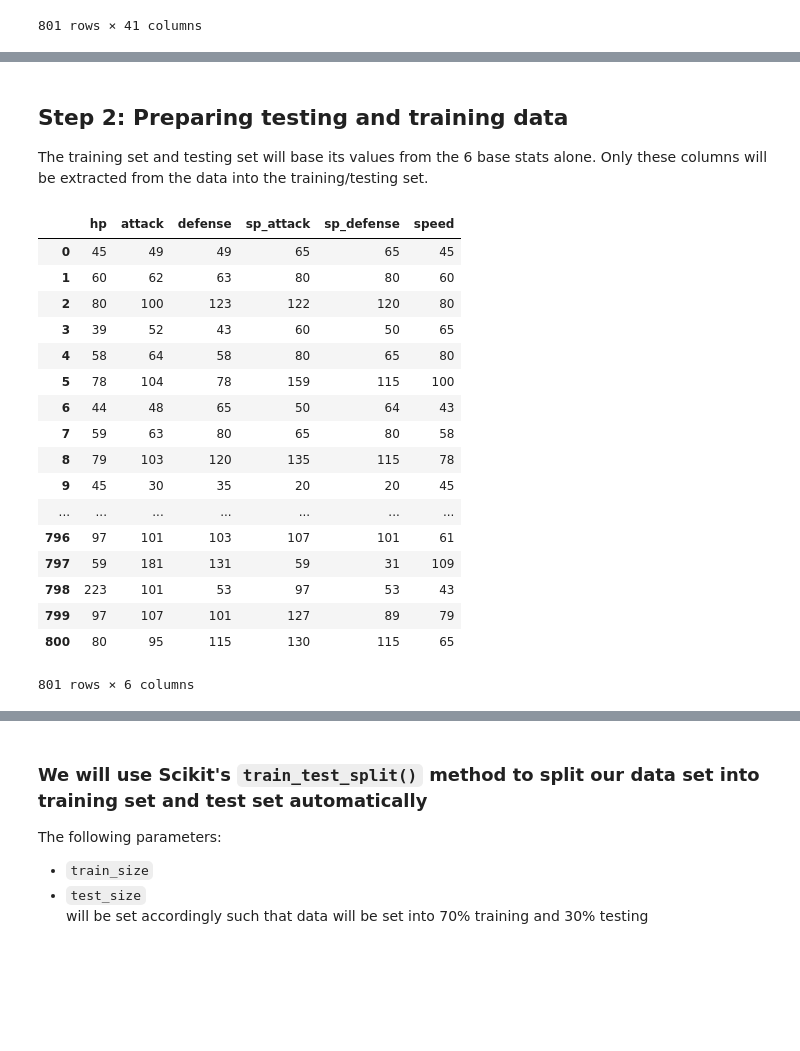
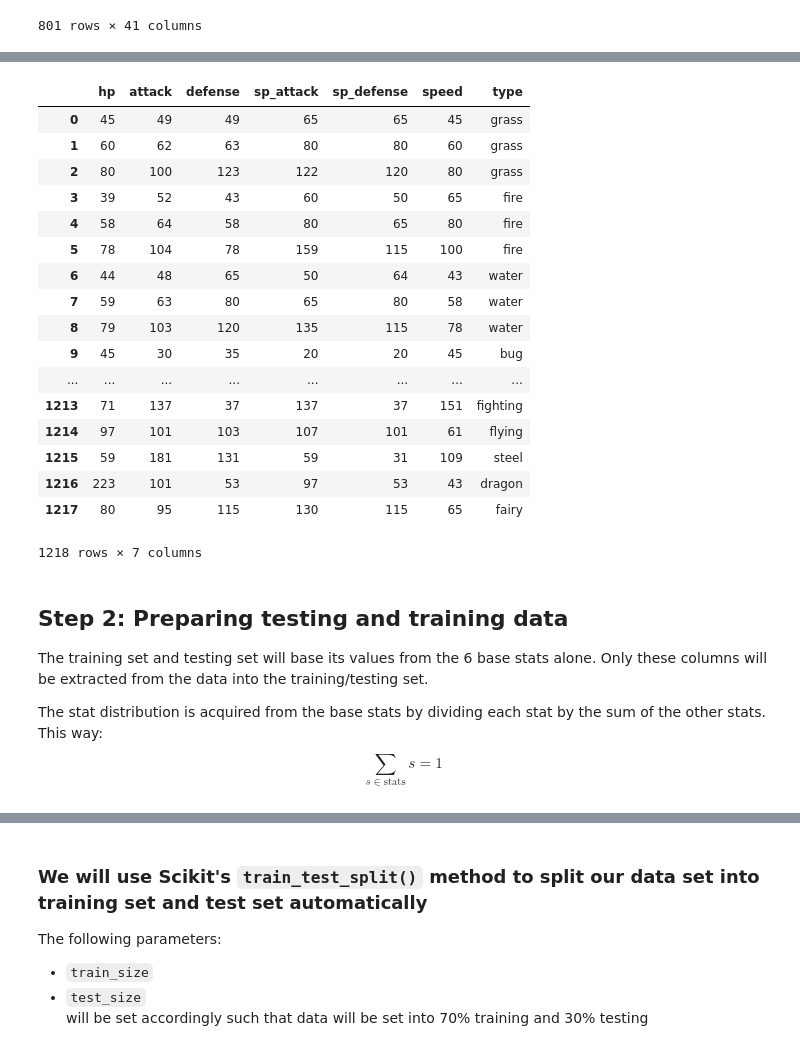
Before and after one commit to jonahcancio/cs180_mp2, a Jupyter notebook: cancio_hernandez_mp2.ipynb, the cells around one changed output, grey strips where cells are left out. Saved outputs shown, nothing was run; the diff lists cells and outputs as text; code cells hidden in the pictures; blank space fills up the shorter version.

```diff
--- a/cancio_hernandez_mp2.ipynb
+++ b/cancio_hernandez_mp2.ipynb
@@ -66,26 +120,32 @@ data
+# %%
+d1 = d1.rename(columns={'type1': 'type'})
+d2 = d2.rename(columns={'type2': 'type'})
+mergeData = pd.concat([d1, d2], ignore_index=True)
+mergeData
+# %% [output]
+|  | hp | attack | defense | sp_attack | sp_defense | speed | type |
+| 0 | 45 | 49 | 49 | 65 | 65 | 45 | grass |
+| 1 | 60 | 62 | 63 | 80 | 80 | 60 | grass |
+| 2 | 80 | 100 | 123 | 122 | 120 | 80 | grass |
+| 3 | 39 | 52 | 43 | 60 | 50 | 65 | fire |
+| 4 | 58 | 64 | 58 | 80 | 65 | 80 | fire |
+| 5 | 78 | 104 | 78 | 159 | 115 | 100 | fire |
+| 6 | 44 | 48 | 65 | 50 | 64 | 43 | water |
+| 7 | 59 | 63 | 80 | 65 | 80 | 58 | water |
+| 8 | 79 | 103 | 120 | 135 | 115 | 78 | water |
+| 9 | 45 | 30 | 35 | 20 | 20 | 45 | bug |
+| ... | ... | ... | ... | ... | ... | ... | ... |
+| 1213 | 71 | 137 | 37 | 137 | 37 | 151 | fighting |
+| 1214 | 97 | 101 | 103 | 107 | 101 | 61 | flying |
+| 1215 | 59 | 181 | 131 | 59 | 31 | 109 | steel |
+| 1216 | 223 | 101 | 53 | 97 | 53 | 43 | dragon |
+| 1217 | 80 | 95 | 115 | 130 | 115 | 65 | fairy |
+1218 rows × 7 columns
 # %% [markdown]
 ## Step 2: Preparing testing and training data
 
 The training set and testing set will base its values from the 6 base stats alone. Only these columns will be extracted from the data into the training/testing set.
+
+The stat distribution is acquired from the base stats by dividing each stat by the sum of the other stats.
+This way:
+$$ \sum_{s \in \text{stats}} s = 1$$
-# %%
-x = data[['hp','attack','defense','sp_attack','sp_defense','speed']]
-x
-# %% [output]
-|  | hp | attack | defense | sp_attack | sp_defense | speed |
-| 0 | 45 | 49 | 49 | 65 | 65 | 45 |
-| 1 | 60 | 62 | 63 | 80 | 80 | 60 |
-| 2 | 80 | 100 | 123 | 122 | 120 | 80 |
-| 3 | 39 | 52 | 43 | 60 | 50 | 65 |
-| 4 | 58 | 64 | 58 | 80 | 65 | 80 |
-| 5 | 78 | 104 | 78 | 159 | 115 | 100 |
-| 6 | 44 | 48 | 65 | 50 | 64 | 43 |
-| 7 | 59 | 63 | 80 | 65 | 80 | 58 |
-| 8 | 79 | 103 | 120 | 135 | 115 | 78 |
-| 9 | 45 | 30 | 35 | 20 | 20 | 45 |
-| ... | ... | ... | ... | ... | ... | ... |
-| 796 | 97 | 101 | 103 | 107 | 101 | 61 |
-| 797 | 59 | 181 | 131 | 59 | 31 | 109 |
-| 798 | 223 | 101 | 53 | 97 | 53 | 43 |
-| 799 | 97 | 107 | 101 | 127 | 89 | 79 |
-| 800 | 80 | 95 | 115 | 130 | 115 | 65 |
-801 rows × 6 columns
```
Also changed, not shown: parts of 13 cells of this notebook.
